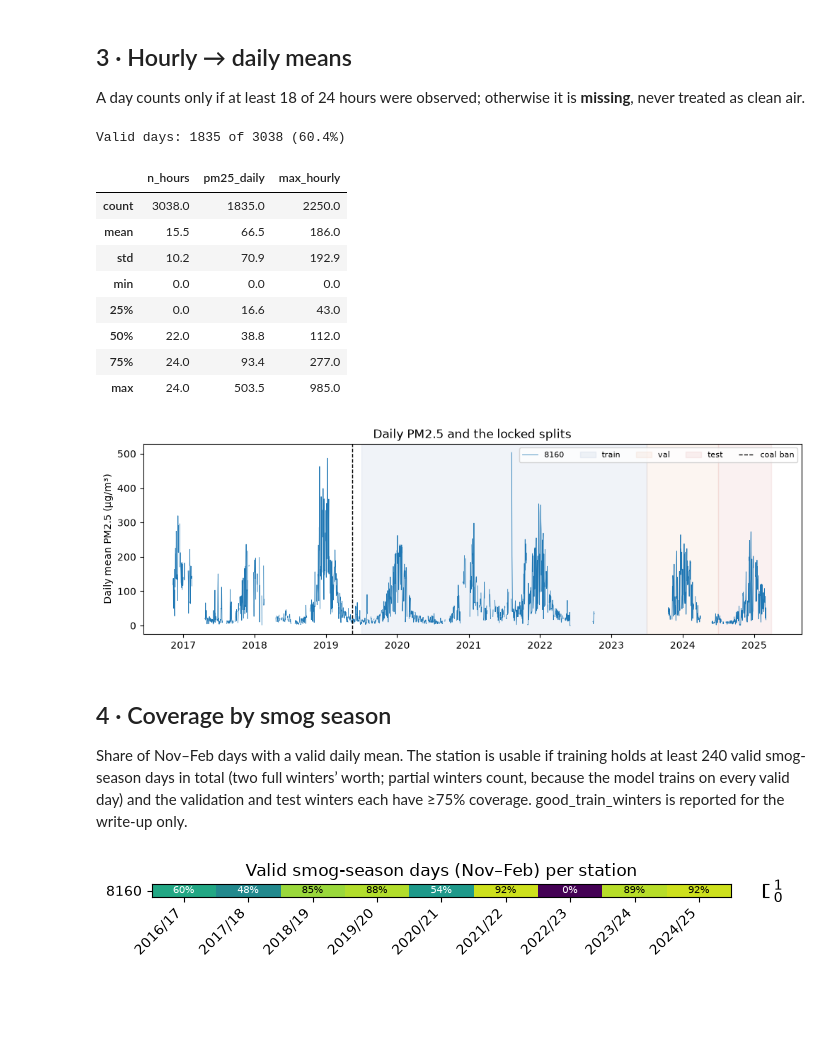
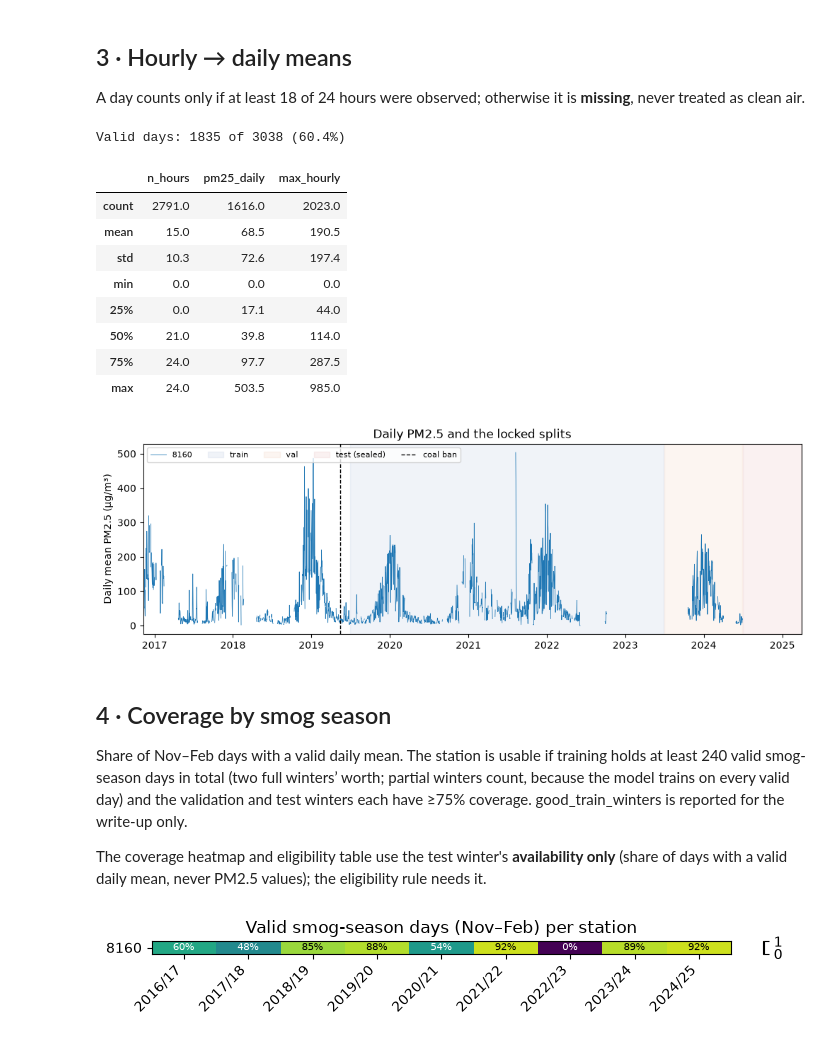
Before and after one commit to Annjnk/Neural-Networks-Prescriptive-Analytics-Project, a Jupyter notebook: notebooks/01_forecast_data_audit.ipynb, the cells around one changed output. Drawn from its saved outputs; the diff is of its cells as text; code cells hidden in the pictures; blank space fills up the shorter version.

```diff
--- a/notebooks/01_forecast_data_audit.ipynb
+++ b/notebooks/01_forecast_data_audit.ipynb
@@ -31,6 +31,7 @@ Every date here is locked. The test winter (2024/25) is never scored in this not
 fp = cfg["forecast"]["periods"]
 display(pd.DataFrame(fp["split"]).T.rename_axis("split"))
 print("Core:", fp["core"], "| Pre-ban sensitivity:", fp["pre_ban_sensitivity"])
+VAL_END = pd.Timestamp(fp["split"]["val"]["end"])   # PM2.5 values after this date stay sealed (CLAUDE.md rule 1)
 print("Smog season months:", cfg["smog_months"], "| Raw-coal ban:", cfg["structural_break"])
 # %% [output]
 |  | start | end |
@@ -65,34 +66,40 @@ A day counts only if at least 18 of 24 hours were observed; otherwise it is **mi
 from uaq.daily import to_daily
 daily = to_daily(hourly, cfg["quality"]["min_hours_per_day"])
 print(f"Valid days: {daily['valid'].sum()} of {len(daily)} ({daily['valid'].mean():.1%})")
-daily[["n_hours", "pm25_daily", "max_hourly"]].describe().round(1)
+# Summary of PM2.5 values up to the end of validation only (test winter sealed)
+daily.loc[daily["date"] <= VAL_END, ["n_hours", "pm25_daily", "max_hourly"]].describe().round(1)
 # %% [output]
 Valid days: 1835 of 3038 (60.4%)
 |  | n_hours | pm25_daily | max_hourly |
-| count | 3038.0 | 1835.0 | 2250.0 |
-| mean | 15.5 | 66.5 | 186.0 |
-| std | 10.2 | 70.9 | 192.9 |
+| count | 2791.0 | 1616.0 | 2023.0 |
+| mean | 15.0 | 68.5 | 190.5 |
+| std | 10.3 | 72.6 | 197.4 |
 | min | 0.0 | 0.0 | 0.0 |
-| 25% | 0.0 | 16.6 | 43.0 |
-| 50% | 22.0 | 38.8 | 112.0 |
-| 75% | 24.0 | 93.4 | 277.0 |
+| 25% | 0.0 | 17.1 | 44.0 |
+| 50% | 21.0 | 39.8 | 114.0 |
+| 75% | 24.0 | 97.7 | 287.5 |
 | max | 24.0 | 503.5 | 985.0 |
 # %%
 from uaq.periods import assign_split
 fig, ax = plt.subplots(figsize=(12, 3.5))
-for sid, g in daily.groupby("station_id"):
+seen = daily[daily["date"] <= VAL_END]                      # test-winter PM2.5 is never plotted
+for sid, g in seen.groupby("station_id"):
     ax.plot(g["date"], g["pm25_daily"], lw=0.6, label=sid)
 colors = {"train": "#4C72B0", "val": "#DD8452", "test": "#C44E52"}
 for name, s in fp["split"].items():
-    ax.axvspan(pd.Timestamp(s["start"]), pd.Timestamp(s["end"]), color=colors[name], alpha=0.08, label=name)
+    ax.axvspan(pd.Timestamp(s["start"]), pd.Timestamp(s["end"]), color=colors[name], alpha=0.08,
+               label="test (sealed)" if name == "test" else name)
+ax.set_xlim(daily["date"].min(), pd.Timestamp(fp["split"]["test"]["end"]))
 ax.axvline(pd.Timestamp(cfg["structural_break"]), color="k", ls="--", lw=1, label="coal ban")
 ax.set_ylabel("Daily mean PM2.5 (µg/m³)"); ax.legend(ncol=5, fontsize=8); ax.set_title("Daily PM2.5 and the locked splits")
 plt.show()
 # %% [output]
-[figure, old version]
+[figure, new version]
 # %% [markdown]
 ## 4 · Coverage by smog season
 Share of Nov–Feb days with a valid daily mean. The station is usable if training holds at least 240 valid smog-season days in total (two full winters’ worth; partial winters count, because the model trains on every valid day) and the validation and test winters each have ≥75% coverage. good_train_winters is reported for the write-up only.
+
+The coverage heatmap and eligibility table use the test winter's **availability only** (share of days with a valid daily mean, never PM2.5 values); the eligibility rule needs it.
 # %%
 from uaq import audit_forecast as af
 cov = af.coverage_table(daily, cfg)
```
Also changed, not shown: parts of 2 cells of this notebook, 3 other files.
